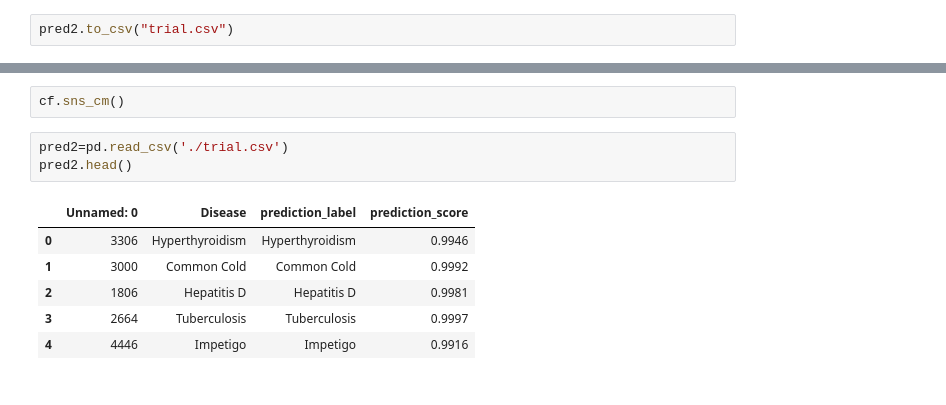
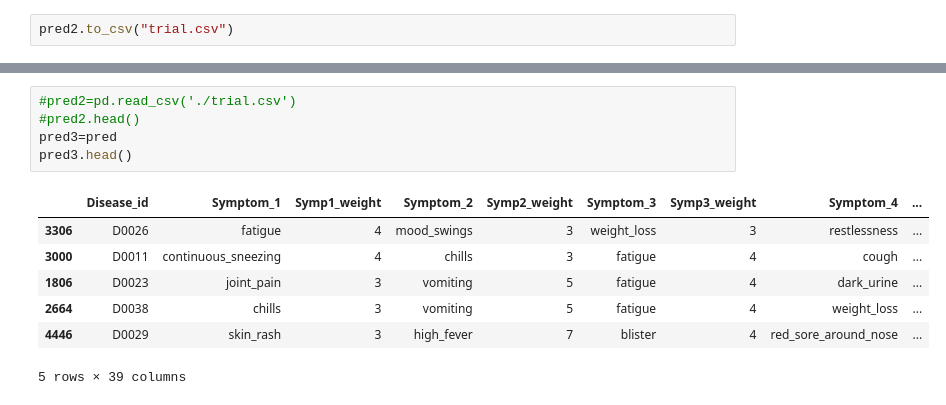
Before and after one commit to shan-23/Applied-Data-Science-Assignment-1, a Jupyter notebook: Assignment#2.ipynb, the cells around one changed output, grey strips where cells are left out. Drawn from its saved outputs; the diff is of its cells as text.

```diff
--- a/Assignment#2.ipynb
+++ b/Assignment#2.ipynb
@@ -59,13 +167,14 @@ plt.show()
-# %%
-cf.sns_cm()
-# %%
-pred2=pd.read_csv('./trial.csv')
-pred2.head()
-# %% [output]
-|  | Unnamed: 0 | Disease | prediction_label | prediction_score |
-| 0 | 3306 | Hyperthyroidism | Hyperthyroidism | 0.9946 |
-| 1 | 3000 | Common Cold | Common Cold | 0.9992 |
-| 2 | 1806 | Hepatitis D | Hepatitis D | 0.9981 |
-| 3 | 2664 | Tuberculosis | Tuberculosis | 0.9997 |
-| 4 | 4446 | Impetigo | Impetigo | 0.9916 |
+# %%
+#pred2=pd.read_csv('./trial.csv')
+#pred2.head()
+pred3=pred
+pred3.head()
+# %% [output]
+|  | Disease_id | Symptom_1 | Symp1_weight | Symptom_2 | Symp2_weight | Symptom_3 | Symp3_weight | Symptom_4 | ... |
+| 3306 | D0026 | fatigue | 4 | mood_swings | 3 | weight_loss | 3 | restlessness | ... |
+| 3000 | D0011 | continuous_sneezing | 4 | chills | 3 | fatigue | 4 | cough | ... |
+| 1806 | D0023 | joint_pain | 3 | vomiting | 5 | fatigue | 4 | dark_urine | ... |
+| 2664 | D0038 | chills | 3 | vomiting | 5 | fatigue | 4 | weight_loss | ... |
+| 4446 | D0029 | skin_rash | 3 | high_fever | 7 | blister | 4 | red_sore_around_nose | ... |
+5 rows × 39 columns
 # %%
```
Also changed, not shown: parts of 14 cells of this notebook.
